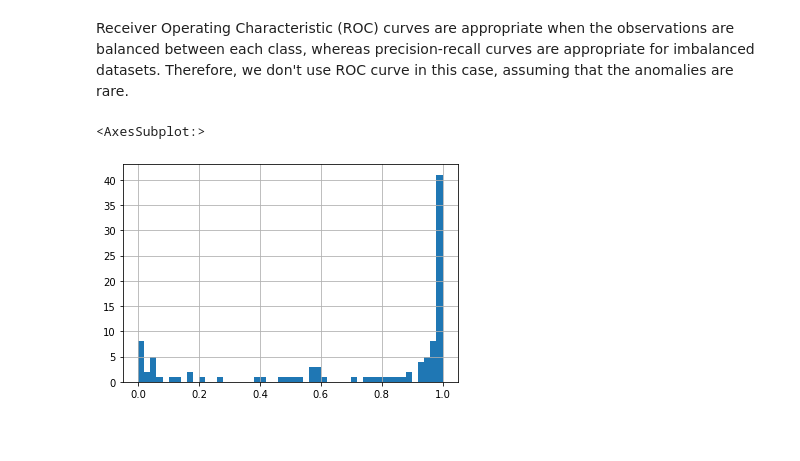
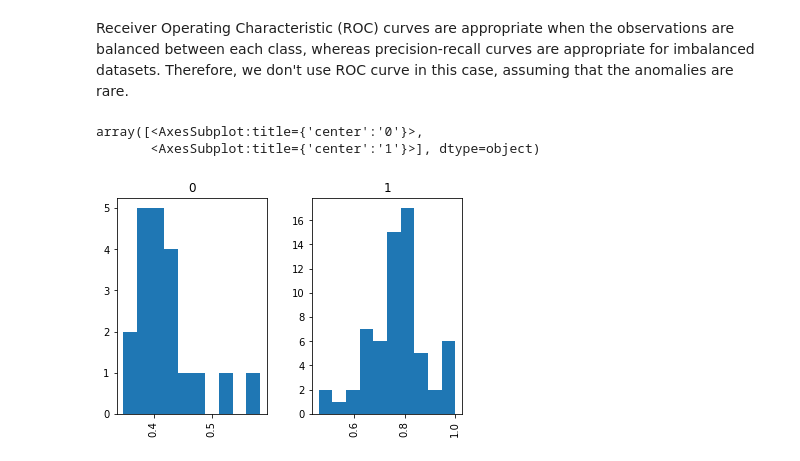
Before and after one commit to Worse2Worst/Confidence-Threshold-Plot, a Jupyter notebook: PR_curve.ipynb, the cells around one changed output. Saved outputs shown, nothing was run; the diff lists cells and outputs as text; code cells hidden in the pictures; blank space fills up the shorter version.

```diff
--- a/PR_curve.ipynb
+++ b/PR_curve.ipynb
@@ -11,5 +11,0 @@ y_test, y_score = df['GroundTruth'], df['Confidence']
-# %%
-y_score.hist(bins=50)
-# %% [output]
-<AxesSubplot:>
-[figure, removed]
@@ -23,3 +12,9 @@ plt.show()
+# %%
+df['Scores'].hist(by=df['Label'])
+# %% [output]
+array([<AxesSubplot:title={'center':'0'}>,
+       <AxesSubplot:title={'center':'1'}>], dtype=object)
+[figure, added]
 # %%
 #calculate precision and recall
 precision, recall, thresholds = precision_recall_curve(y_test, y_score)
```
Also changed, not shown: parts of 10 cells of this notebook, 1 other file.
